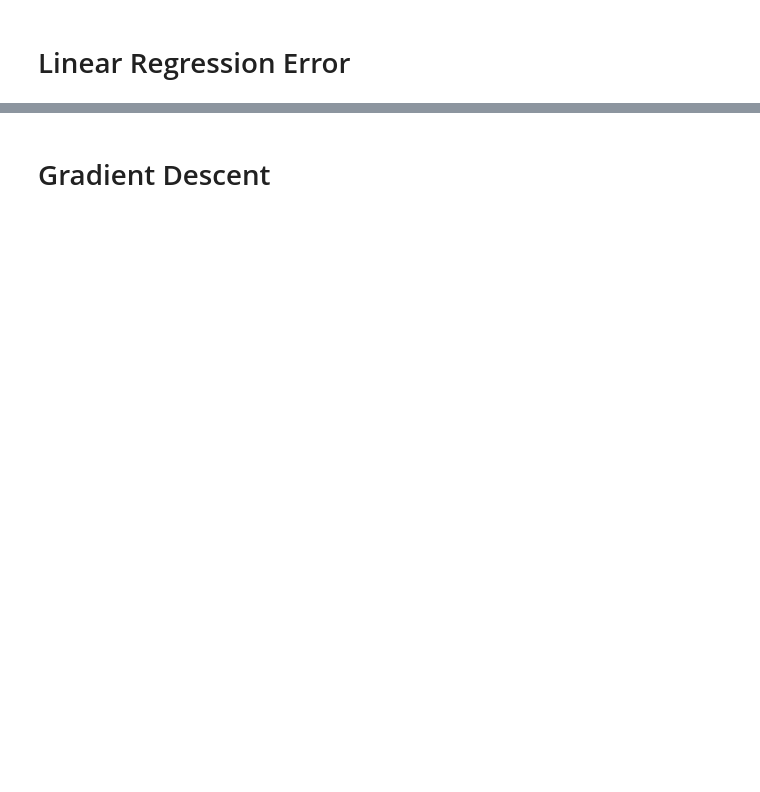
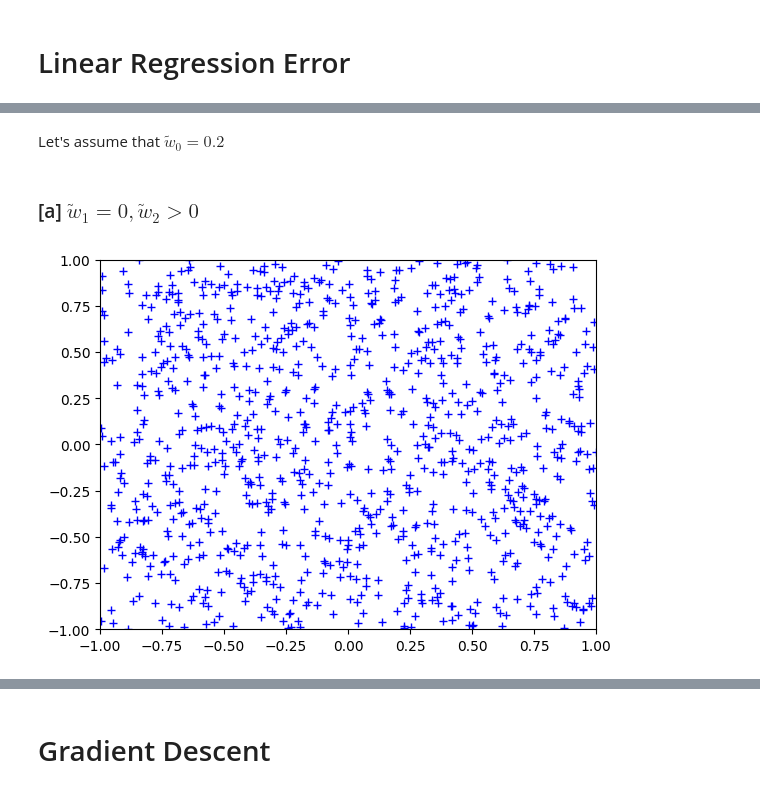
Before and after one commit to NhanHoPeter217/Machine-Learning-HW-CS156-California-Institute-of-Technology, a Jupyter notebook: HW5_21127122.ipynb, the cells around one changed output, grey strips where cells are left out. Cells and saved outputs as stored; diff of their text form; code cells hidden in the pictures; blank space fills up the shorter version.

```diff
--- a/HW5_21127122.ipynb
+++ b/HW5_21127122.ipynb
@@ -17,0 +47,34 @@ Hồ Thanh Nhân - 21127122
+# %%
+N = 1000
+
+def classify(X, w):
+    return np.sign(np.dot(X, w))
+
+
+def check_corresponding(w_tilde):
+
+    x1 = np.random.uniform(-1, 1, N)
+    x2 = np.random.uniform(-1, 1, N)
+    Z = np.array([np.ones(N), x1 * x1, x2 * x2]).T
+
+    classification = classify(Z, w_tilde)
+
+    plt.plot(x1[classification == -1], x2[classification == -1], 'r_')
+    plt.plot(x1[classification == +1], x2[classification == +1], 'b+')
+
+    plt.ylim(-1,1)
+    plt.xlim(-1,1)
+    plt.show()
+# %% [markdown]
+Let's assume that $\tilde{w}_0 = 0.2$
+# %%
+w_tilde_0 = 0.2
+# %% [markdown]
+### [a] $\tilde{w}_1 = 0, \tilde{w}_2 > 0$
+# %%
+w_tilde_1 = 0
+w_tilde_2 = 2
+
+check_corresponding(w_tilde = np.array([w_tilde_0, w_tilde_1, w_tilde_2]))
+# %% [output]
+[figure, added]
```
Also changed, not shown: parts of 51 cells of this notebook.
